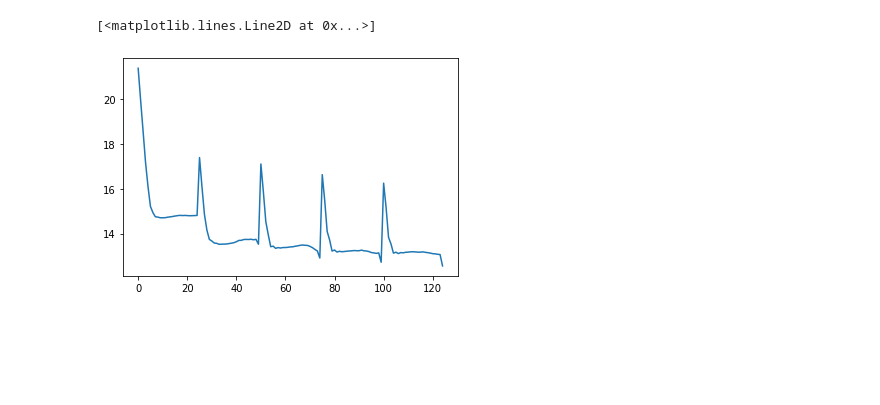
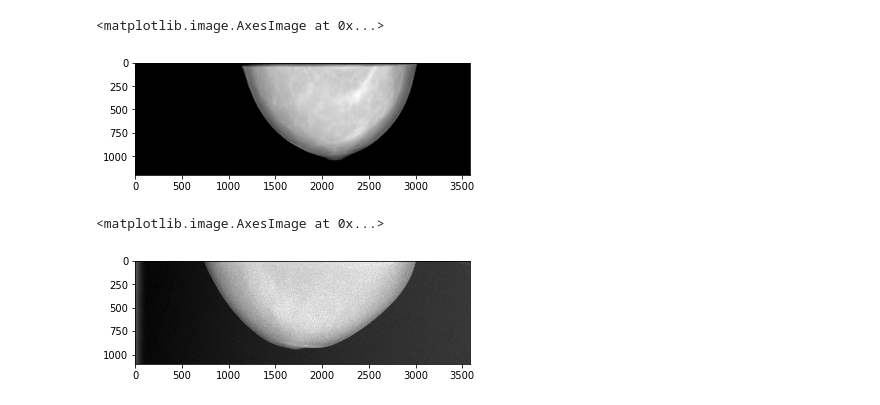
Before and after one commit to PranjalSahu/newrecon, a Jupyter notebook: astra-code.ipynb, the cells around one changed output. Drawn from its saved outputs; the diff is of its cells as text; code cells hidden in the pictures; blank space fills up the shorter version.

```diff
--- a/astra-code.ipynb
+++ b/astra-code.ipynb
@@ -1906,5 +1941,13 @@ plt.plot(np.log(cost_arr))
-# %%
-plt.plot(np.log(cost_arr))
-# %% [output]
-[<matplotlib.lines.Line2D at 0x...>]
-[figure, removed]
+# %%
+plt.imshow(proj_arr[0], cmap='gray')
+# %% [output]
+<matplotlib.image.AxesImage at 0x...>
+[figure, added]
+# %%
+a = np.fromfile('/media/dril/ubuntudata/DBT_recon_data/CE16/Projections/Projections_Renamed_Seg/CE16.3584x1100.0001', dtype='float32')
+a = np.reshape(a, [1100, 3584])
+a = np.flipud(a)
+plt.imshow(a, cmap='gray')
+# %% [output]
+<matplotlib.image.AxesImage at 0x...>
+[figure, added]
```
Also changed, not shown: parts of 18 cells of this notebook.
